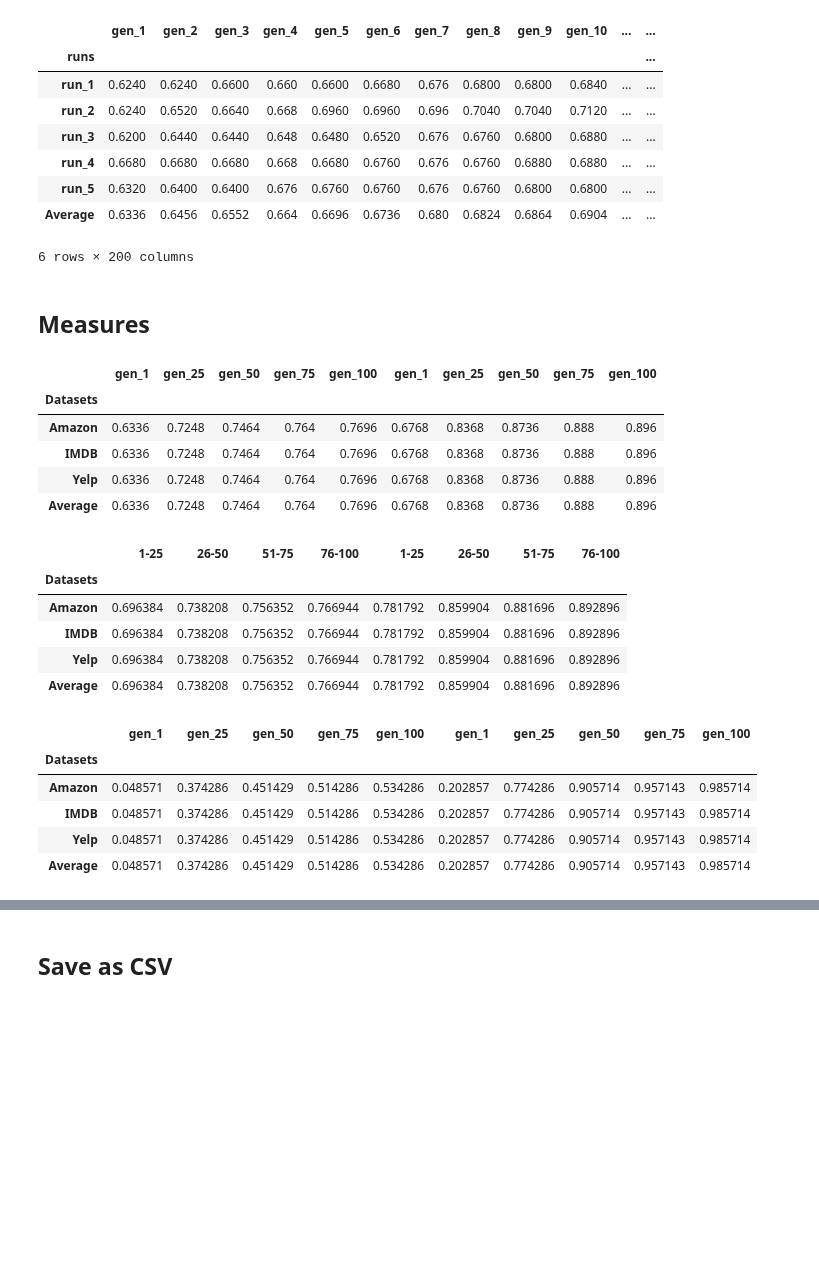
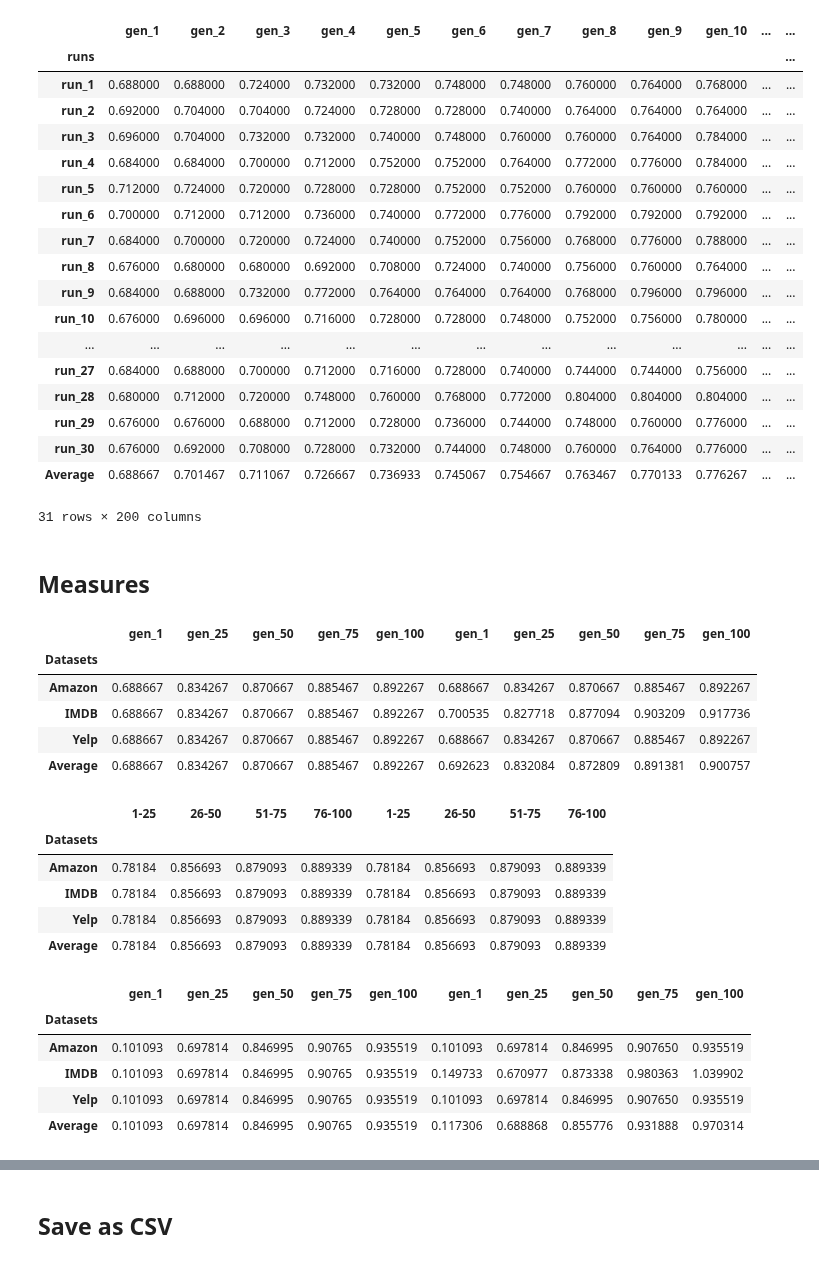
Before and after one commit to devasenan134/GA-SC, a Jupyter notebook: performance_measure/performance_measures.ipynb, the cells around one changed output, grey strips where cells are left out. Cells and saved outputs as stored; diff of their text form; code cells hidden in the pictures; blank space fills up the shorter version.

```diff
--- a/performance_measure/performance_measures.ipynb
+++ b/performance_measure/performance_measures.ipynb
@@ -6,12 +6,14 @@ import pickle
 from tabulate import tabulate
 # %%
 ga_path = '../pickles/ga/'
-kbga_path = '../pickles/kbga/corrected/'
+kbga_path = '../pickles/kbga/30runs/'
 # %%
 ga_files = ['n_run_az_100fc_ts.pkl',
             "n_run_az_ga_100fc_copt_avg.pkl"]
 # %%
-kbga_files = ['n_run_az_kbga_es50_100.pkl',
+kbga_files = ['30_run_az_kbga_vp_ts.pkl',
+              '30_run_imdb_kbga_vp_ts.pkl',
+              'n_run_az_kbga_es50_100.pkl',
               'n_run_az_kbga_vp.pkl',
               'n_run_az_kbga_es10_100.pkl',
               'n_run_az_kbga_nokbps.pkl',
@@ -251,60 +250,76 @@ def tabulate_runs(save_path, runs):
 
     return df
 # %%
-runs = 5
+runs = 30
 success_thresh = 0.8
 
-ga_az = tabulate_runs(ga_path+"corrected/"+ga_files[0], runs)
-kbga_az = tabulate_runs(kbga_path+kbga_files[1], runs)
+# ga_az = tabulate_runs(ga_path+"corrected/"+ga_files[0], runs)
+ga_az = tabulate_runs(kbga_path+kbga_files[0], runs)
+ga_imdb = ga_az
+ga_yelp = ga_az
+
+kbga_az = tabulate_runs(kbga_path+kbga_files[0], runs)
+kbga_imdb = tabulate_runs(kbga_path+kbga_files[1], runs)
+kbga_yelp = kbga_az
 
 base_az = pd.concat([ga_az.iloc[:, :-1], kbga_az.iloc[:, :-1]], axis=1)
 base_az
 # %% [output]
 |  | gen_1 | gen_2 | gen_3 | gen_4 | gen_5 | gen_6 | gen_7 | gen_8 | gen_9 | gen_10 | ... | ... |
 | runs |  |  |  |  |  |  |  |  |  |  |  | ... |
-| run_1 | 0.6240 | 0.6240 | 0.6600 | 0.660 | 0.6600 | 0.6680 | 0.676 | 0.6800 | 0.6800 | 0.6840 | ... | ... |
-| run_2 | 0.6240 | 0.6520 | 0.6640 | 0.668 | 0.6960 | 0.6960 | 0.696 | 0.7040 | 0.7040 | 0.7120 | ... | ... |
-| run_3 | 0.6200 | 0.6440 | 0.6440 | 0.648 | 0.6480 | 0.6520 | 0.676 | 0.6760 | 0.6800 | 0.6880 | ... | ... |
-| run_4 | 0.6680 | 0.6680 | 0.6680 | 0.668 | 0.6680 | 0.6760 | 0.676 | 0.6760 | 0.6880 | 0.6880 | ... | ... |
-| run_5 | 0.6320 | 0.6400 | 0.6400 | 0.676 | 0.6760 | 0.6760 | 0.676 | 0.6760 | 0.6800 | 0.6800 | ... | ... |
-| Average | 0.6336 | 0.6456 | 0.6552 | 0.664 | 0.6696 | 0.6736 | 0.680 | 0.6824 | 0.6864 | 0.6904 | ... | ... |
+| run_1 | 0.688000 | 0.688000 | 0.724000 | 0.732000 | 0.732000 | 0.748000 | 0.748000 | 0.760000 | 0.764000 | 0.768000 | ... | ... |
+| run_2 | 0.692000 | 0.704000 | 0.704000 | 0.724000 | 0.728000 | 0.728000 | 0.740000 | 0.764000 | 0.764000 | 0.764000 | ... | ... |
+| run_3 | 0.696000 | 0.704000 | 0.732000 | 0.732000 | 0.740000 | 0.748000 | 0.760000 | 0.760000 | 0.764000 | 0.784000 | ... | ... |
+| run_4 | 0.684000 | 0.684000 | 0.700000 | 0.712000 | 0.752000 | 0.752000 | 0.764000 | 0.772000 | 0.776000 | 0.784000 | ... | ... |
+| run_5 | 0.712000 | 0.724000 | 0.720000 | 0.728000 | 0.728000 | 0.752000 | 0.752000 | 0.760000 | 0.760000 | 0.760000 | ... | ... |
+| run_6 | 0.700000 | 0.712000 | 0.712000 | 0.736000 | 0.740000 | 0.772000 | 0.776000 | 0.792000 | 0.792000 | 0.792000 | ... | ... |
+| run_7 | 0.684000 | 0.700000 | 0.720000 | 0.724000 | 0.740000 | 0.752000 | 0.756000 | 0.768000 | 0.776000 | 0.788000 | ... | ... |
+| run_8 | 0.676000 | 0.680000 | 0.680000 | 0.692000 | 0.708000 | 0.724000 | 0.740000 | 0.756000 | 0.760000 | 0.764000 | ... | ... |
+| run_9 | 0.684000 | 0.688000 | 0.732000 | 0.772000 | 0.764000 | 0.764000 | 0.764000 | 0.768000 | 0.796000 | 0.796000 | ... | ... |
+| run_10 | 0.676000 | 0.696000 | 0.696000 | 0.716000 | 0.728000 | 0.728000 | 0.748000 | 0.752000 | 0.756000 | 0.780000 | ... | ... |
+| ... | ... | ... | ... | ... | ... | ... | ... | ... | ... | ... | ... | ... |
+| run_27 | 0.684000 | 0.688000 | 0.700000 | 0.712000 | 0.716000 | 0.728000 | 0.740000 | 0.744000 | 0.744000 | 0.756000 | ... | ... |
+| run_28 | 0.680000 | 0.712000 | 0.720000 | 0.748000 | 0.760000 | 0.768000 | 0.772000 | 0.804000 | 0.804000 | 0.804000 | ... | ... |
+| run_29 | 0.676000 | 0.676000 | 0.688000 | 0.712000 | 0.728000 | 0.736000 | 0.744000 | 0.748000 | 0.760000 | 0.776000 | ... | ... |
+| run_30 | 0.676000 | 0.692000 | 0.708000 | 0.728000 | 0.732000 | 0.744000 | 0.748000 | 0.760000 | 0.764000 | 0.776000 | ... | ... |
+| Average | 0.688667 | 0.701467 | 0.711067 | 0.726667 | 0.736933 | 0.745067 | 0.754667 | 0.763467 | 0.770133 | 0.776267 | ... | ... |
-6 rows × 200 columns
+31 rows × 200 columns
 # %% [markdown]
 ## Measures
 # %%
-abfv_ga = average_best_fitness_value(ga_az, ga_az, ga_az)
-abfv_kbga = average_best_fitness_value(kbga_az, kbga_az, kbga_az)
+abfv_ga = average_best_fitness_value(ga_az, ga_imdb, ga_yelp)
+abfv_kbga = average_best_fitness_value(kbga_az, kbga_imdb, kbga_yelp)
 abfv = pd.concat([abfv_ga, abfv_kbga], axis=1)
 abfv
 # %% [output]
 |  | gen_1 | gen_25 | gen_50 | gen_75 | gen_100 | gen_1 | gen_25 | gen_50 | gen_75 | gen_100 |
 | Datasets |  |  |  |  |  |  |  |  |  |  |
-| Amazon | 0.6336 | 0.7248 | 0.7464 | 0.764 | 0.7696 | 0.6768 | 0.8368 | 0.8736 | 0.888 | 0.896 |
-| IMDB | 0.6336 | 0.7248 | 0.7464 | 0.764 | 0.7696 | 0.6768 | 0.8368 | 0.8736 | 0.888 | 0.896 |
-| Yelp | 0.6336 | 0.7248 | 0.7464 | 0.764 | 0.7696 | 0.6768 | 0.8368 | 0.8736 | 0.888 | 0.896 |
-| Average | 0.6336 | 0.7248 | 0.7464 | 0.764 | 0.7696 | 0.6768 | 0.8368 | 0.8736 | 0.888 | 0.896 |
+| Amazon | 0.688667 | 0.834267 | 0.870667 | 0.885467 | 0.892267 | 0.688667 | 0.834267 | 0.870667 | 0.885467 | 0.892267 |
+| IMDB | 0.688667 | 0.834267 | 0.870667 | 0.885467 | 0.892267 | 0.700535 | 0.827718 | 0.877094 | 0.903209 | 0.917736 |
+| Yelp | 0.688667 | 0.834267 | 0.870667 | 0.885467 | 0.892267 | 0.688667 | 0.834267 | 0.870667 | 0.885467 | 0.892267 |
+| Average | 0.688667 | 0.834267 | 0.870667 | 0.885467 | 0.892267 | 0.692623 | 0.832084 | 0.872809 | 0.891381 | 0.900757 |
 # %%
-abog_ga = average_best_of_generation(ga_az, ga_az, ga_az)
-abog_kbga = average_best_of_generation(kbga_az, kbga_az, kbga_az)
+abog_ga = average_best_of_generation(ga_az, ga_imdb, ga_yelp)
+abog_kbga = average_best_of_generation(kbga_az, kbga_imdb, kbga_yelp)
 abog = pd.concat([abog_ga, abog_kbga], axis=1)
 abog
 # %% [output]
 |  | 1-25 | 26-50 | 51-75 | 76-100 | 1-25 | 26-50 | 51-75 | 76-100 |
 | Datasets |  |  |  |  |  |  |  |  |
-| Amazon | 0.696384 | 0.738208 | 0.756352 | 0.766944 | 0.781792 | 0.859904 | 0.881696 | 0.892896 |
-| IMDB | 0.696384 | 0.738208 | 0.756352 | 0.766944 | 0.781792 | 0.859904 | 0.881696 | 0.892896 |
-| Yelp | 0.696384 | 0.738208 | 0.756352 | 0.766944 | 0.781792 | 0.859904 | 0.881696 | 0.892896 |
-| Average | 0.696384 | 0.738208 | 0.756352 | 0.766944 | 0.781792 | 0.859904 | 0.881696 | 0.892896 |
+| Amazon | 0.78184 | 0.856693 | 0.879093 | 0.889339 | 0.78184 | 0.856693 | 0.879093 | 0.889339 |
+| IMDB | 0.78184 | 0.856693 | 0.879093 | 0.889339 | 0.78184 | 0.856693 | 0.879093 | 0.889339 |
+| Yelp | 0.78184 | 0.856693 | 0.879093 | 0.889339 | 0.78184 | 0.856693 | 0.879093 | 0.889339 |
+| Average | 0.78184 | 0.856693 | 0.879093 | 0.889339 | 0.78184 | 0.856693 | 0.879093 | 0.889339 |
 # %%
-oa_ga = optimization_accuracy(ga_az, ga_az, ga_az)
-oa_kbga = optimization_accuracy(kbga_az, kbga_az, kbga_az)
+oa_ga = optimization_accuracy(ga_az, ga_imdb, ga_yelp)
+oa_kbga = optimization_accuracy(kbga_az, kbga_imdb, kbga_yelp)
 oa = pd.concat([oa_ga, oa_kbga], axis=1)
 oa
 # %% [output]
 |  | gen_1 | gen_25 | gen_50 | gen_75 | gen_100 | gen_1 | gen_25 | gen_50 | gen_75 | gen_100 |
 | Datasets |  |  |  |  |  |  |  |  |  |  |
-| Amazon | 0.048571 | 0.374286 | 0.451429 | 0.514286 | 0.534286 | 0.202857 | 0.774286 | 0.905714 | 0.957143 | 0.985714 |
-| IMDB | 0.048571 | 0.374286 | 0.451429 | 0.514286 | 0.534286 | 0.202857 | 0.774286 | 0.905714 | 0.957143 | 0.985714 |
-| Yelp | 0.048571 | 0.374286 | 0.451429 | 0.514286 | 0.534286 | 0.202857 | 0.774286 | 0.905714 | 0.957143 | 0.985714 |
-| Average | 0.048571 | 0.374286 | 0.451429 | 0.514286 | 0.534286 | 0.202857 | 0.774286 | 0.905714 | 0.957143 | 0.985714 |
+| Amazon | 0.101093 | 0.697814 | 0.846995 | 0.90765 | 0.935519 | 0.101093 | 0.697814 | 0.846995 | 0.907650 | 0.935519 |
+| IMDB | 0.101093 | 0.697814 | 0.846995 | 0.90765 | 0.935519 | 0.149733 | 0.670977 | 0.873338 | 0.980363 | 1.039902 |
+| Yelp | 0.101093 | 0.697814 | 0.846995 | 0.90765 | 0.935519 | 0.101093 | 0.697814 | 0.846995 | 0.907650 | 0.935519 |
+| Average | 0.101093 | 0.697814 | 0.846995 | 0.90765 | 0.935519 | 0.117306 | 0.688868 | 0.855776 | 0.931888 | 0.970314 |
 # %%
```
Also changed, not shown: parts of 7 cells of this notebook, 1 other file.
